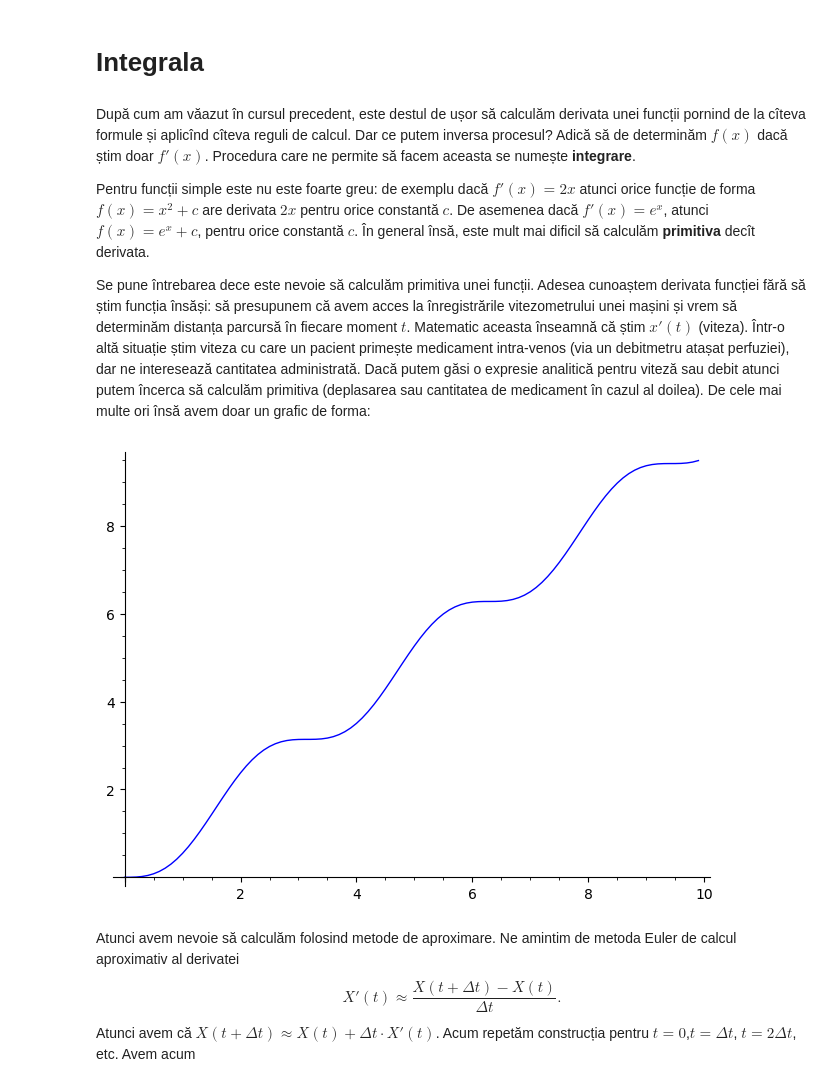
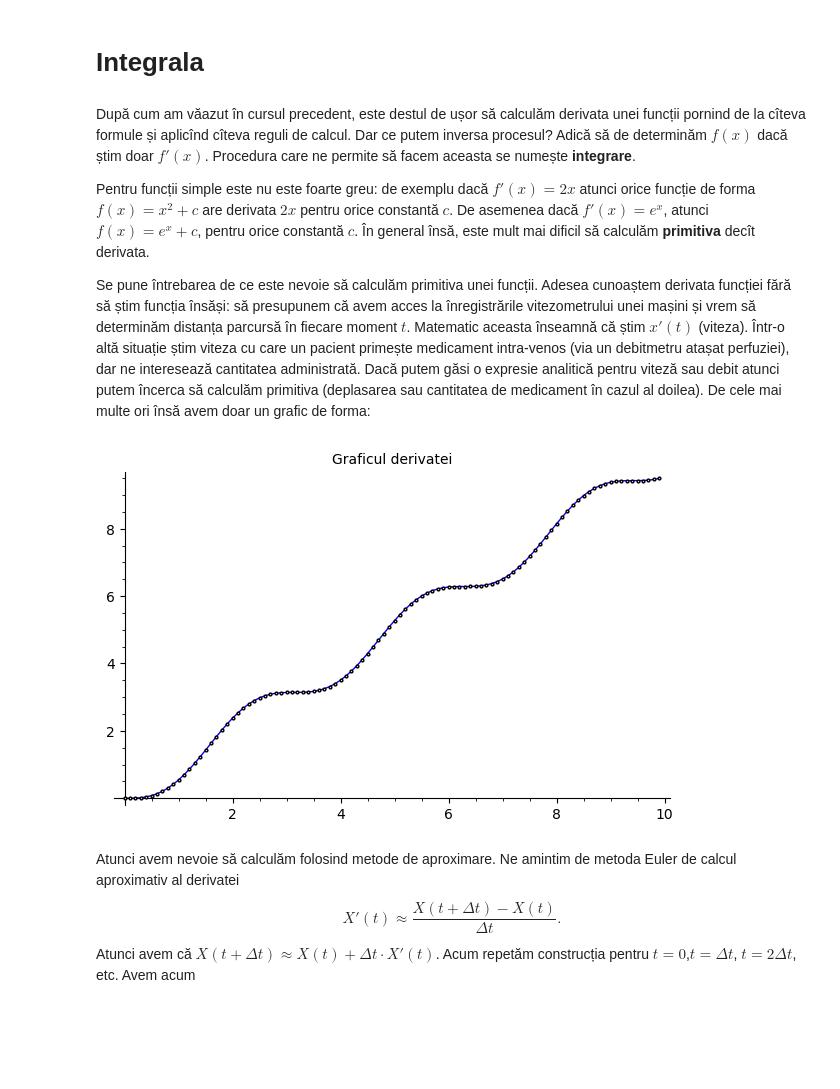
Before and after one commit to adhalanay/curs-ecologie, a Jupyter notebook: Cursul3.ipynb, the cells around one changed output. Cells and saved outputs as stored; diff of their text form; code cells hidden in the pictures; blank space fills up the shorter version.

```diff
--- a/Cursul3.ipynb
+++ b/Cursul3.ipynb
@@ -31,16 +31,16 @@ După cum am văazut în cursul precedent, este destul de ușor să calculăm de
 
 Pentru funcții simple este nu este foarte greu: de exemplu dacă $f'(x)=2x$ atunci orice funcție de forma $f(x)=x^2+c$ are derivata $2x$ pentru orice constantă $c$. De asemenea dacă $f'(x)=e^x$, atunci $f(x)=e^x+c$, pentru orice constantă $c$. În general însă, este mult mai dificil să calculăm **primitiva** decît derivata.
 
-Se pune întrebarea dece este nevoie să calculăm primitiva unei funcții. Adesea cunoaștem derivata funcției fără să știm funcția însăși: să presupunem că avem acces la înregistrările vitezometrului unei mașini și vrem să determinăm distanța parcursă în fiecare moment $t$. Matematic aceasta înseamnă că știm $x'(t)$ (viteza). Într-o altă situație știm viteza cu care un pacient primește medicament intra-venos (via un debitmetru atașat perfuziei), dar ne interesează cantitatea administrată. Dacă putem găsi o expresie analitică pentru viteză sau debit atunci putem încerca să calculăm primitiva (deplasarea sau cantitatea de medicament în cazul al doilea). De cele mai multe ori însă avem doar un grafic de forma:
+Se pune întrebarea de ce este nevoie să calculăm primitiva unei funcții. Adesea cunoaștem derivata funcției fără să știm funcția însăși: să presupunem că avem acces la înregistrările vitezometrului unei mașini și vrem să determinăm distanța parcursă în fiecare moment $t$. Matematic aceasta înseamnă că știm $x'(t)$ (viteza). Într-o altă situație știm viteza cu care un pacient primește medicament intra-venos (via un debitmetru atașat perfuziei), dar ne interesează cantitatea administrată. Dacă putem găsi o expresie analitică pentru viteză sau debit atunci putem încerca să calculăm primitiva (deplasarea sau cantitatea de medicament în cazul al doilea). De cele mai multe ori însă avem doar un grafic de forma:
 # %%
 x=var('x')
 f(x) = x-cos(x)*sin(x)
 vec=[[0.1*k,f(0.1*k)] for k in range(100)]
-p1=scatter_plot(vec,markersize=1)
+p1=scatter_plot(vec,markersize=4)
 p2=line(vec)
-(p2).show()
+(p1+p2).show(title="Graficul derivatei")
 # %% [output]
-[figure, old version]
+[figure, new version]
 # %% [markdown]
 Atunci avem nevoie să calculăm folosind metode de aproximare. Ne amintim de metoda Euler de calcul aproximativ al derivatei
 $$
```
Also changed, not shown: parts of 10 cells of this notebook, 2 other files.
